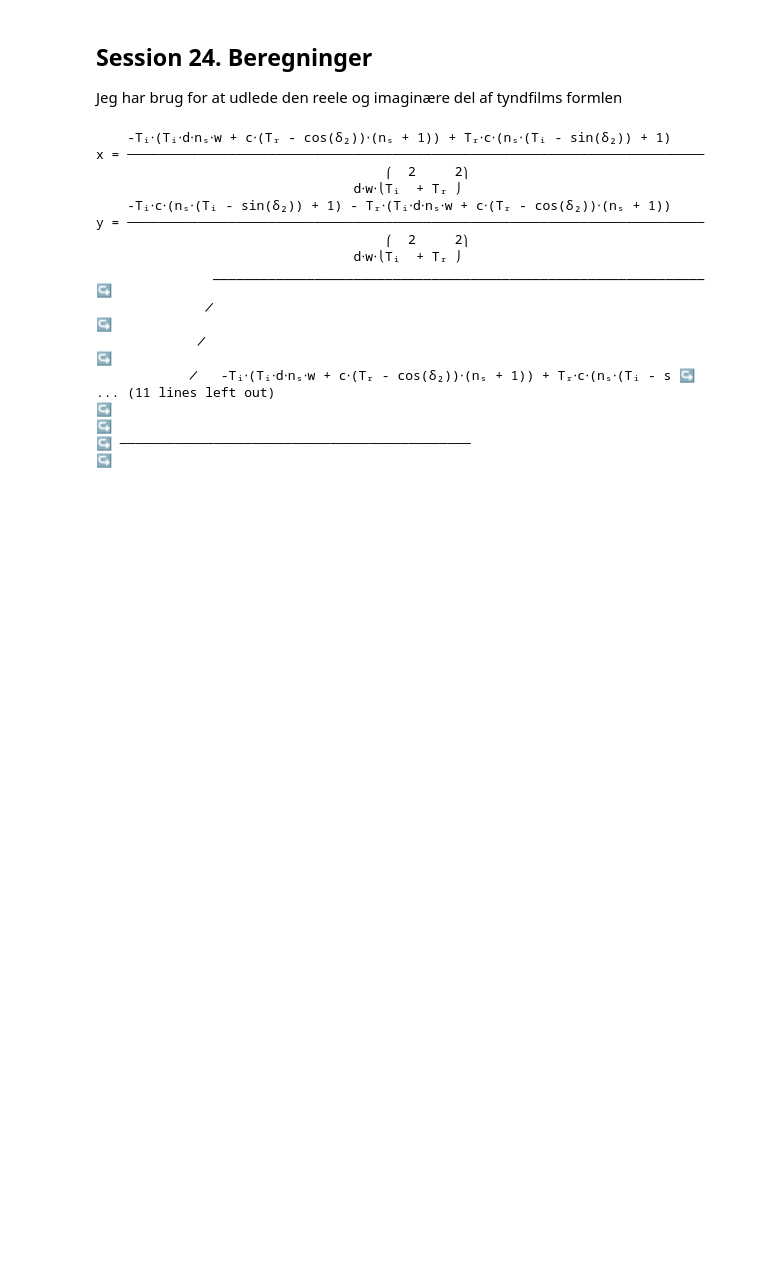
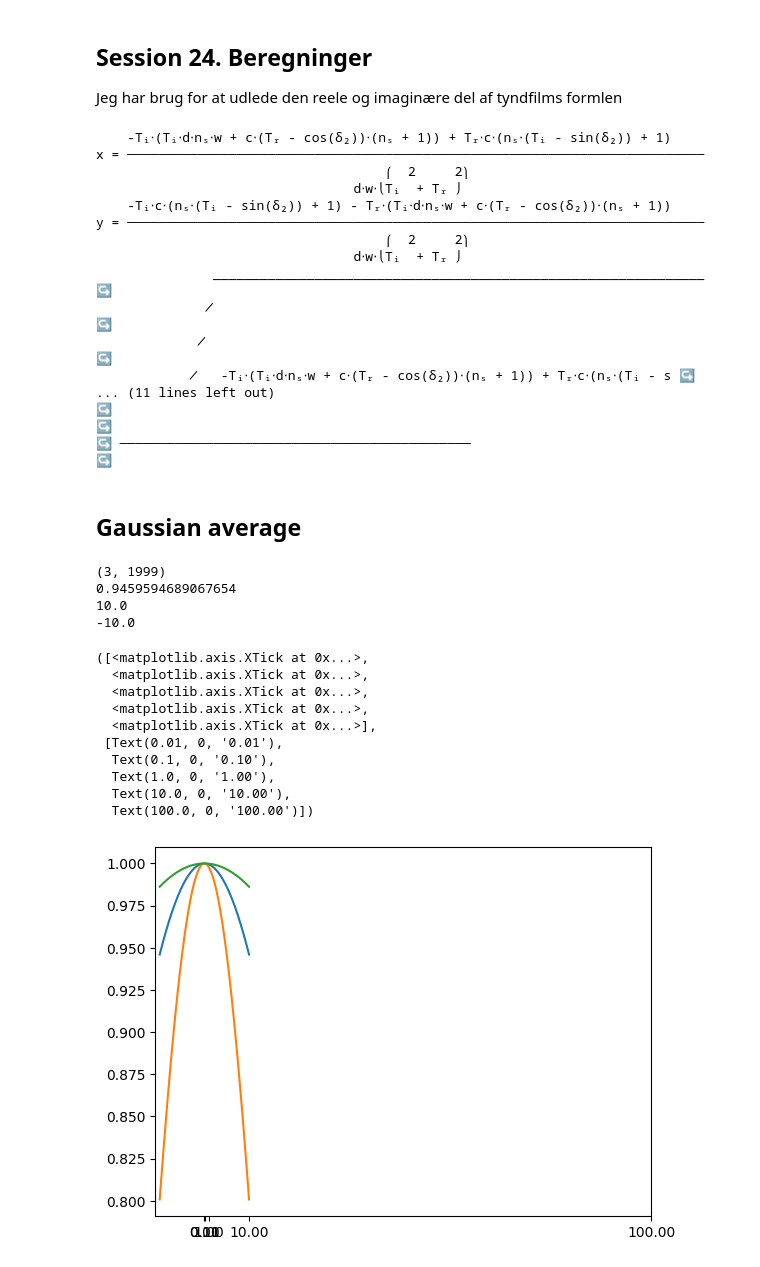
Before and after one commit to Jellebs/University, a Jupyter notebook: 7. Semester/Bachelor clean/Beregningsfil.ipynb, the cells around one changed output. Drawn from its saved outputs; the diff is of its cells as text; code cells hidden in the pictures; blank space fills up the shorter version.

```diff
--- a/7. Semester/Bachelor clean/Beregningsfil.ipynb
+++ b/7. Semester/Bachelor clean/Beregningsfil.ipynb
@@ -1749,3 +1752,40 @@ y = ─────────────────────────
 ↪
 ↪ ─────────────────────────────────────────────
 ↪
+# %% [markdown]
+## Gaussian average
+# %%
+x = np.logspace(-1, 1, 1000)
+x = np.hstack([-x[-1:0:-1], x])
+sigma = 3e1
+gaussian = lambda x, sigma: np.exp(-1/2  * x**2/(sigma**2))
+y1 = gaussian(x, sigma)
+y2 = gaussian(x, 1/2 * sigma)
+y3 = gaussian(x, 2 * sigma)
+y = np.vstack([y1, y2, y3])
+print(y.shape)
+plt.plot(x, y1)
+plt.plot(x, y2)
+plt.plot(x, y3)
+
+print(min(y1))
+print(max(x))
+print(min(x))
+xticks = np.logspace(0, 2, 3)
+plt.xticks(xticks)
+# %% [output]
+(3, 1999)
+0.9459594689067654
+10.0
+-10.0
+([<matplotlib.axis.XTick at 0x...>,
+  <matplotlib.axis.XTick at 0x...>,
+  <matplotlib.axis.XTick at 0x...>,
+  <matplotlib.axis.XTick at 0x...>,
+  <matplotlib.axis.XTick at 0x...>],
+ [Text(0.01, 0, '0.01'),
+  Text(0.1, 0, '0.10'),
+  Text(1.0, 0, '1.00'),
+  Text(10.0, 0, '10.00'),
+  Text(100.0, 0, '100.00')])
+[figure, added]
```
Also changed, not shown: parts of 2 cells of this notebook, 16 other files.
